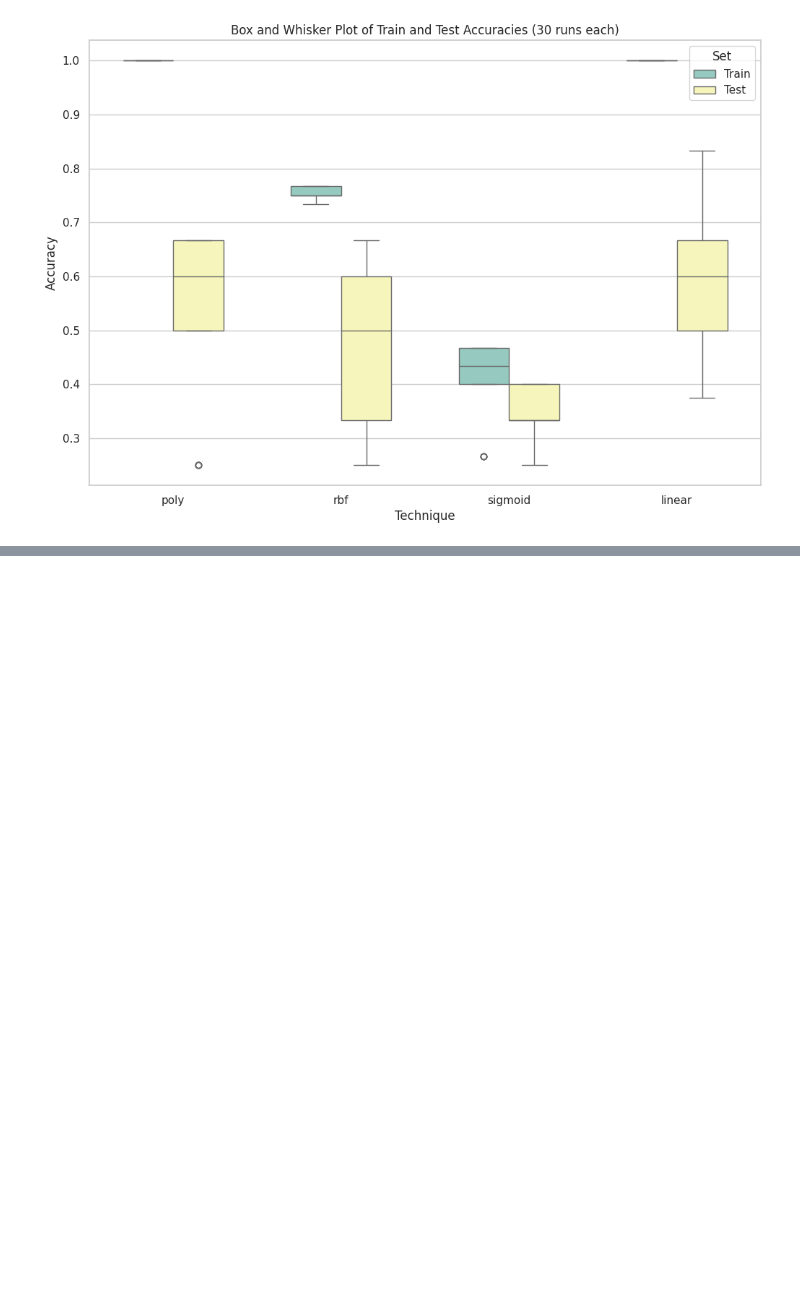
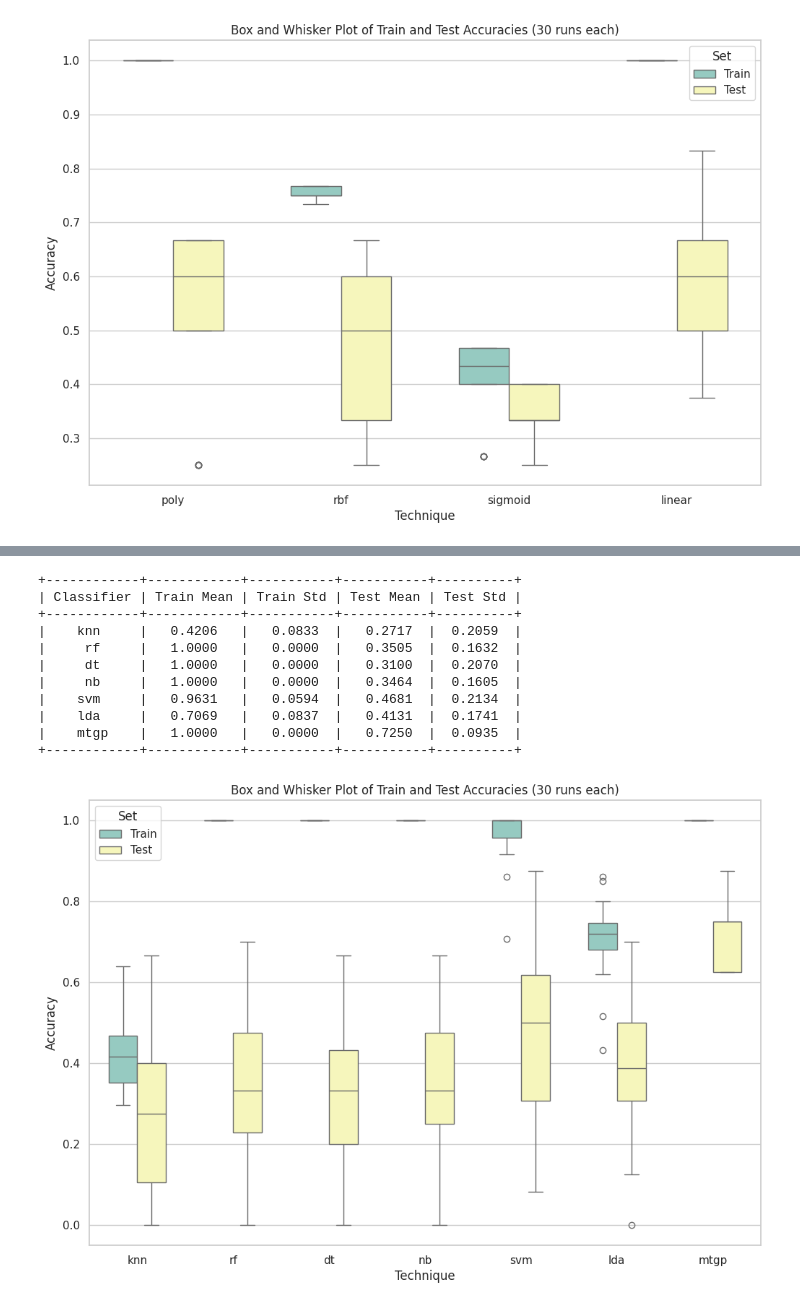
Before and after one commit to woodRock/fishy-business, a Jupyter notebook: code/identification/part/RO1_SO2_Identification_Part_Classification.ipynb, the cells around one changed output, grey strips where cells are left out. Cells and saved outputs as stored; diff of their text form; code cells hidden in the pictures; blank space fills up the shorter version.

```diff
--- a/code/identification/part/RO1_SO2_Identification_Part_Classification.ipynb
+++ b/code/identification/part/RO1_SO2_Identification_Part_Classification.ipynb
@@ -379,0 +381,30 @@ boxplot_results(results)
+# %%
+run = {
+    "1" : (1,0.625),
+    "2" : (1,0.75),
+    "3" : (1,0.75),
+    "4" : (1,0.625),
+    "5" : (1,0.75),
+    "6" : (1,0.875),
+    "7" : (1,0.75),
+    "8" : (1,0.625),
+    "9" : (1,0.875),
+    "10": (1,0.625)
+}
+
+results['mtgp'] = list(run.values())
+show_results(results, label='Classifier')
+boxplot_results(results)
+# %% [output]
++------------+------------+-----------+-----------+----------+
+| Classifier | Train Mean | Train Std | Test Mean | Test Std |
++------------+------------+-----------+-----------+----------+
+|    knn     |   0.4206   |   0.0833  |   0.2717  |  0.2059  |
+|     rf     |   1.0000   |   0.0000  |   0.3505  |  0.1632  |
+|     dt     |   1.0000   |   0.0000  |   0.3100  |  0.2070  |
+|     nb     |   1.0000   |   0.0000  |   0.3464  |  0.1605  |
+|    svm     |   0.9631   |   0.0594  |   0.4681  |  0.2134  |
+|    lda     |   0.7069   |   0.0837  |   0.4131  |  0.1741  |
+|    mtgp    |   1.0000   |   0.0000  |   0.7250  |  0.0935  |
++------------+------------+-----------+-----------+----------+
+[figure, added]
```
Also changed, not shown: parts of 3 cells of this notebook.
